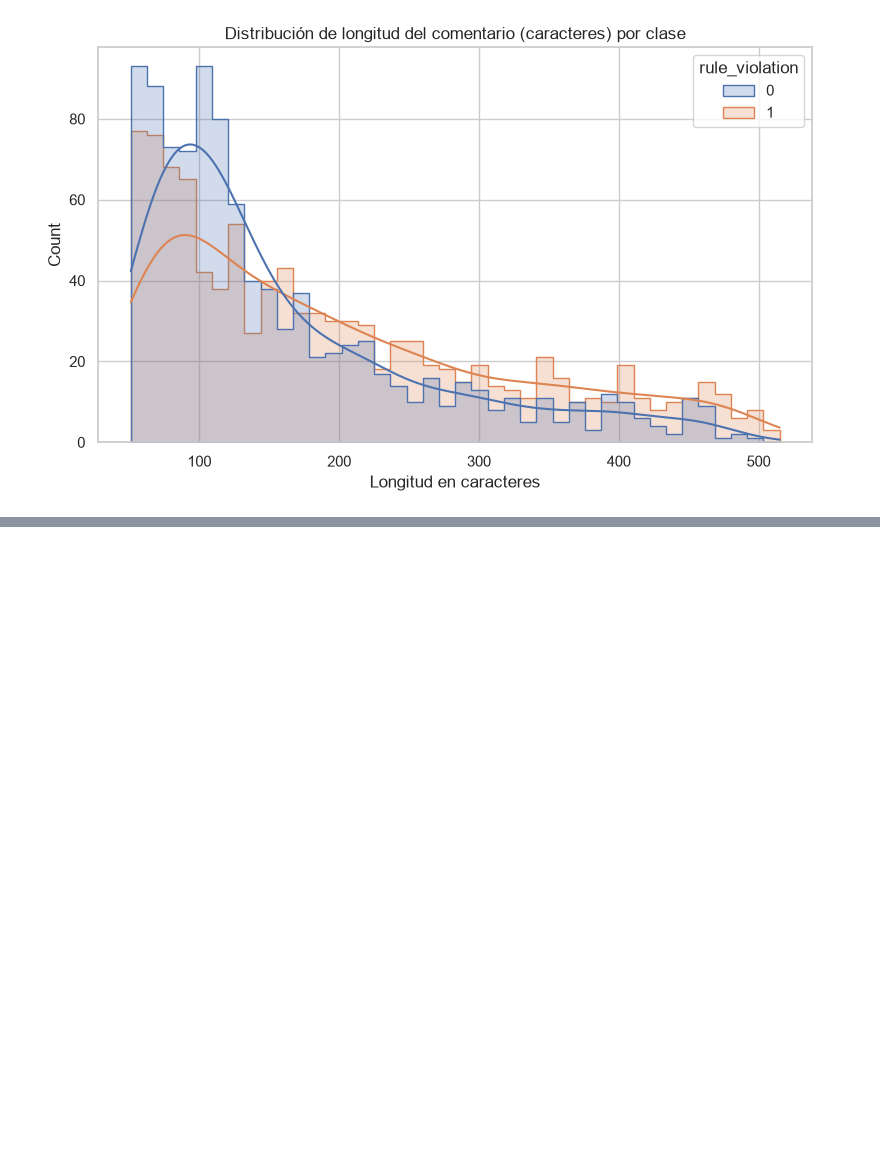
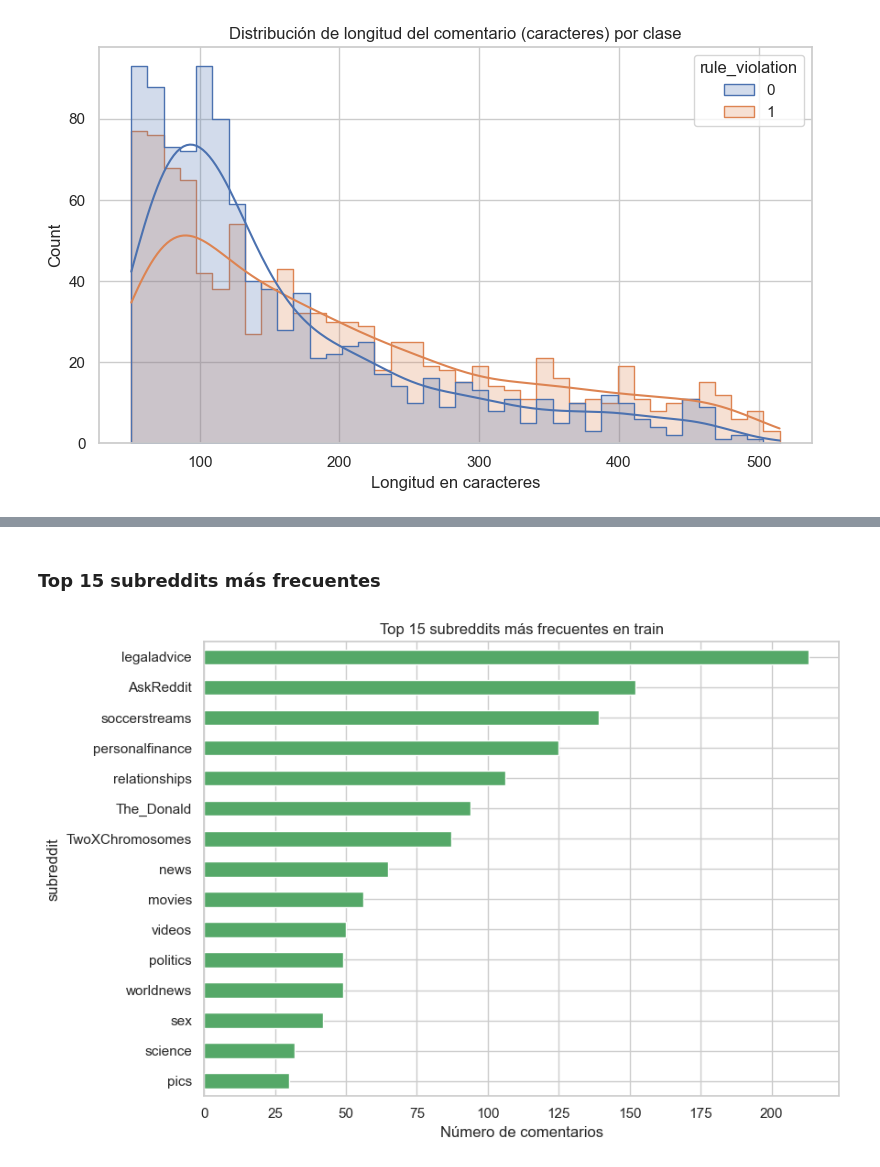
Before and after one commit to belennmm/DataS_Proyecto2, a Jupyter notebook: Proyecto2Analisis.ipynb, the cells around one changed output, grey strips where cells are left out. Saved outputs shown, nothing was run; the diff lists cells and outputs as text; code cells hidden in the pictures; blank space fills up the shorter version.

```diff
--- a/Proyecto2Analisis.ipynb
+++ b/Proyecto2Analisis.ipynb
@@ -578,0 +605,13 @@ plt.show()
+# %% [markdown]
+### Top 15 subreddits más frecuentes
+# %%
+plt.figure(figsize=(9, 6))
+train["subreddit"].value_counts().head(15).plot(kind="barh", color="#55A868")
+plt.title("Top 15 subreddits más frecuentes en train")
+plt.xlabel("Número de comentarios")
+plt.gca().invert_yaxis()
+plt.tight_layout()
+savefig("04_barras_top_subreddits.png")
+plt.show()
+# %% [output]
+[figure, added]
```
Also changed, not shown: parts of 6 cells of this notebook, 4 other files.
